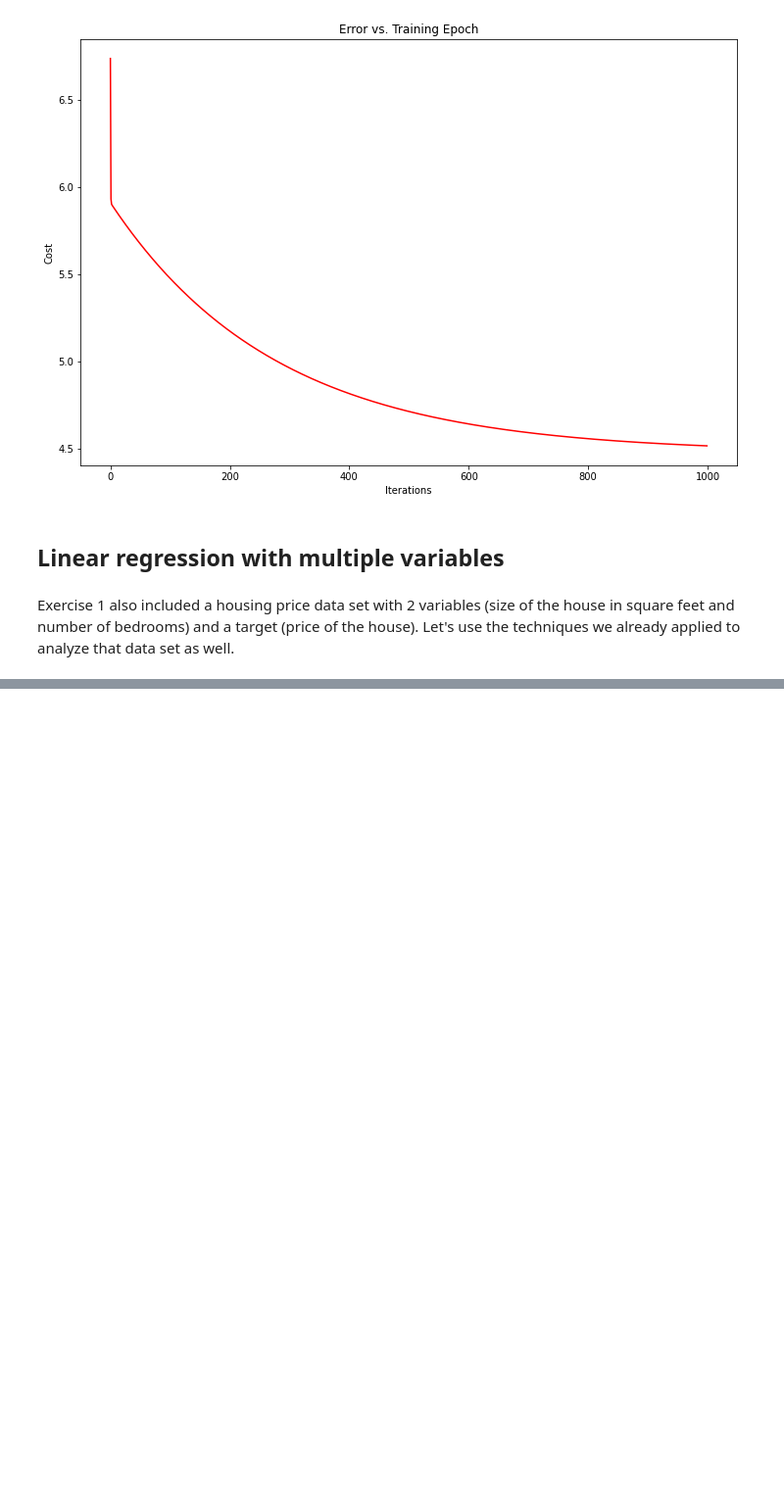
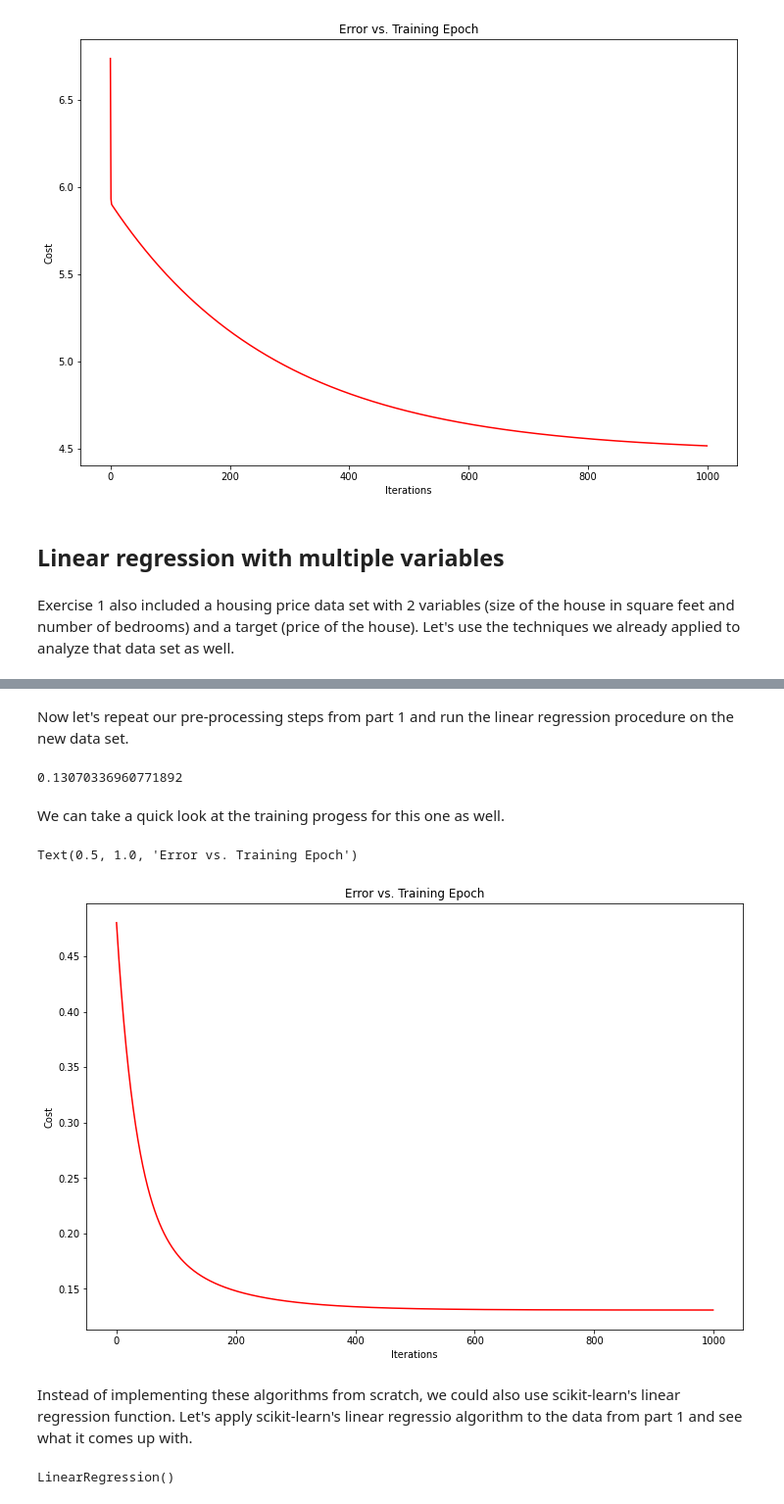
Before and after one commit to fidamuhammadkhan/Machine-Learning, a Jupyter notebook: Andrew_Linear_Regression_Exercise_1_By_Fida_Mohammad.ipynb, the cells around one changed output, grey strips where cells are left out. Shown: that part at 98% size. Saved outputs shown, nothing was run; the diff lists cells and outputs as text; code cells hidden in the pictures; blank space fills up the shorter version.

```diff
--- a/Andrew_Linear_Regression_Exercise_1_By_Fida_Mohammad.ipynb
+++ b/Andrew_Linear_Regression_Exercise_1_By_Fida_Mohammad.ipynb
@@ -199,3 +199,7 @@ Text(0.5, 1.0, 'Error vs. Training Epoch')
 ## Linear regression with multiple variables
 # %% [markdown]
 Exercise 1 also included a housing price data set with 2 variables (size of the house in square feet and number of bedrooms) and a target (price of the house).  Let's use the techniques we already applied to analyze that data set as well.
+# %%
+path = '/content/drive/MyDrive/Dataset for Andrew Exercise/ex1data2.txt'
+data2 = pd.read_csv(path, header=None, names=['Size', 'Bedrooms', 'Price'])
+data2.head()
@@ -201,0 +215,3 @@ Exercise 1 also included a housing price data set with 2 variables (size of the
+# %%
+data2 = (data2 - data2.mean()) / data2.std()
+data2.head()
@@ -201,0 +225,42 @@ Exercise 1 also included a housing price data set with 2 variables (size of the
+# %% [markdown]
+Now let's repeat our pre-processing steps from part 1 and run the linear regression procedure on the new data set.
+# %%
+# add ones column
+data2.insert(0, 'Ones', 1)
+
+# set X (training data) and y (target variable)
+cols = data2.shape[1]
+X2 = data2.iloc[:,0:cols-1]
+y2 = data2.iloc[:,cols-1:cols]
+
+# convert to matrices and initialize theta
+X2 = np.matrix(X2.values)
+y2 = np.matrix(y2.values)
+theta2 = np.matrix(np.array([0,0,0]))
+
+# perform linear regression on the data set
+g2, cost2 = gradientDescent(X2, y2, theta2, alpha, iters)
+
+# get the cost (error) of the model
+computeCost(X2, y2, g2)
+# %% [output]
+0.13070336960771892
+# %% [markdown]
+We can take a quick look at the training progess for this one as well.
+# %%
+fig, ax = plt.subplots(figsize=(12,8))
+ax.plot(np.arange(iters), cost2, 'r')
+ax.set_xlabel('Iterations')
+ax.set_ylabel('Cost')
+ax.set_title('Error vs. Training Epoch')
+# %% [output]
+Text(0.5, 1.0, 'Error vs. Training Epoch')
+[figure, added]
+# %% [markdown]
+Instead of implementing these algorithms from scratch, we could also use scikit-learn's linear regression function.  Let's apply scikit-learn's linear regressio algorithm to the data from part 1 and see what it comes up with.
+# %%
+from sklearn import linear_model
+model = linear_model.LinearRegression()
+model.fit(X, y)
+# %% [output]
+LinearRegression()
```
Also changed, not shown: parts of 6 cells of this notebook.
